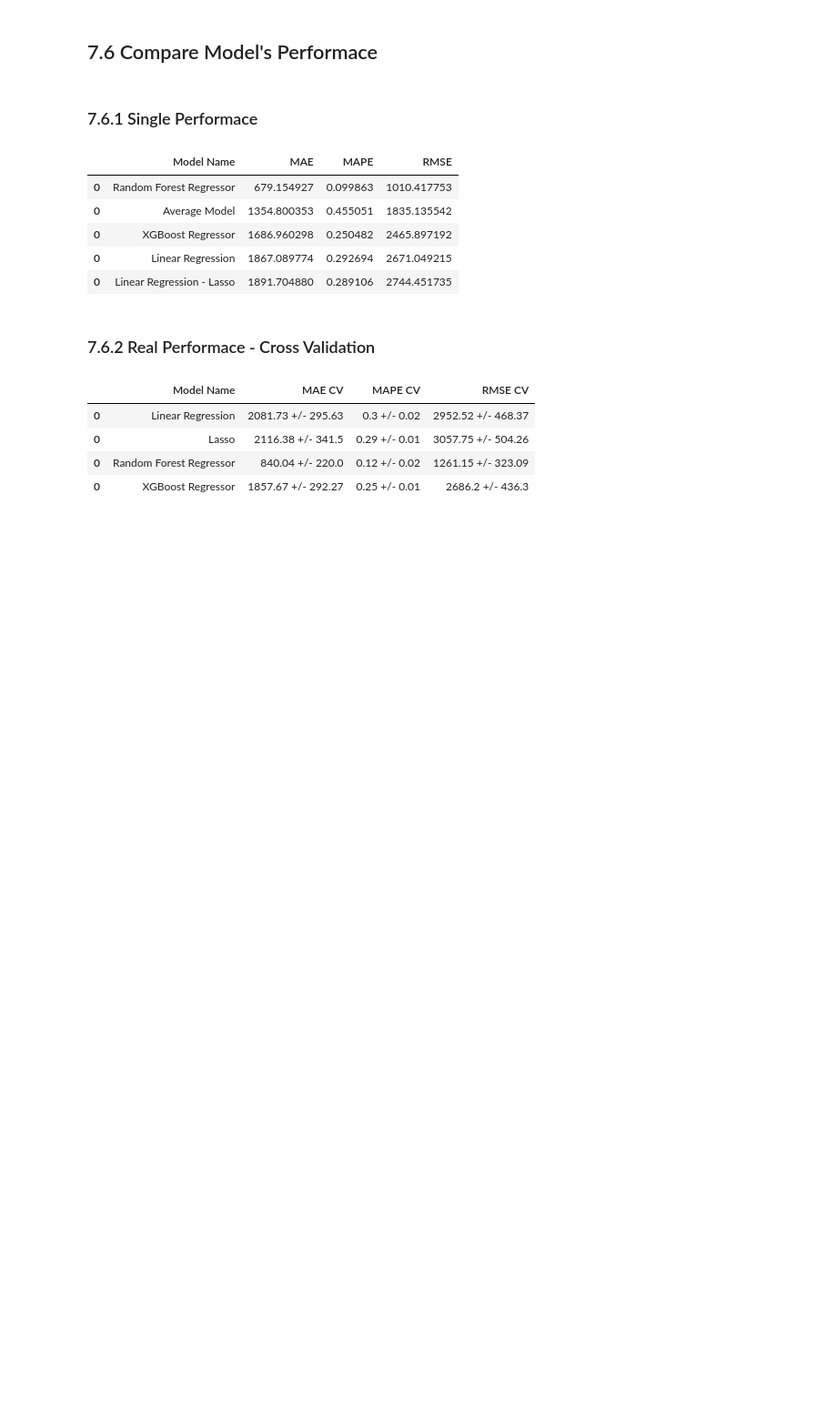
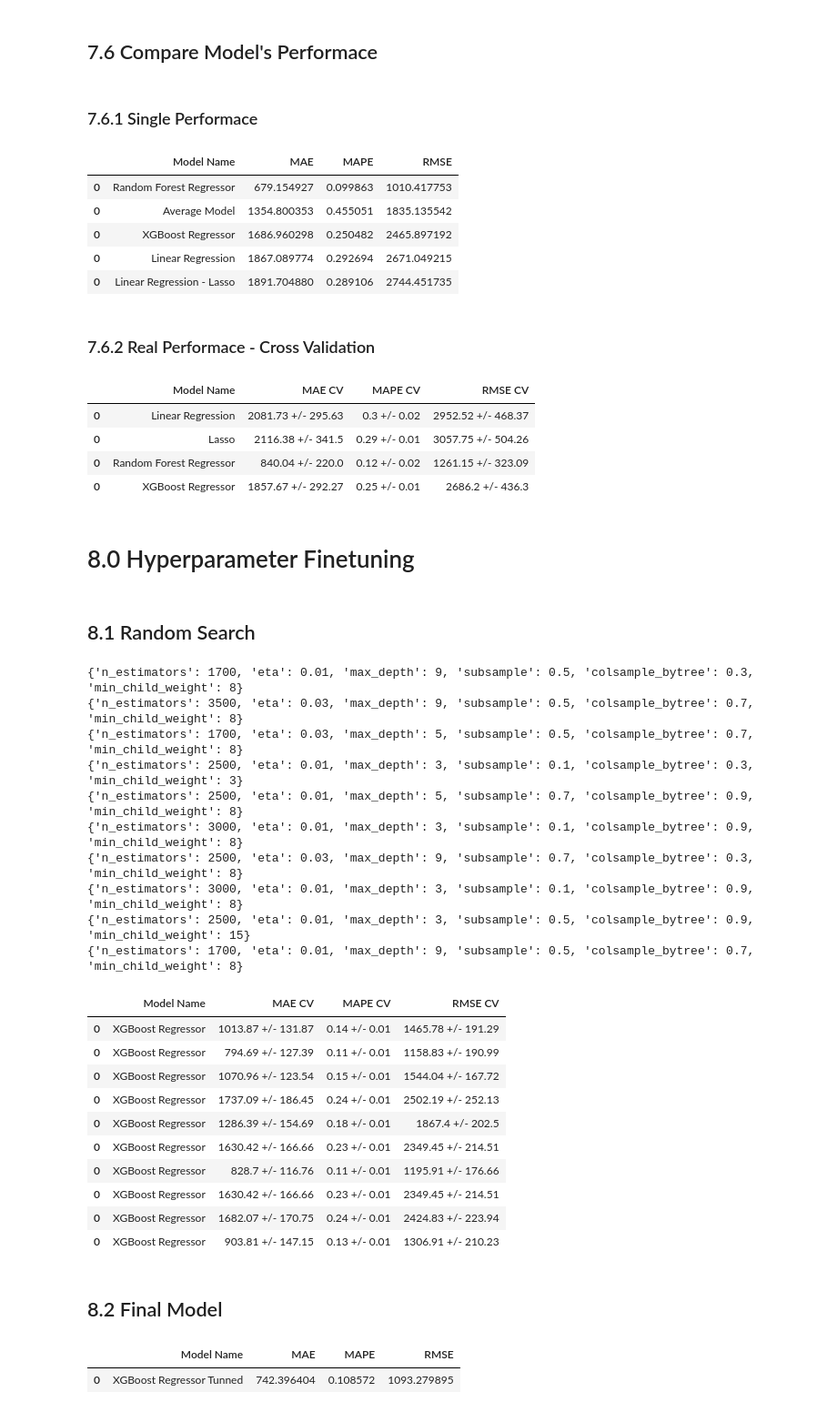
Before and after one commit to IanAndMendesDS/ds_producao, a Jupyter notebook: store_sale_prediction.ipynb, the cells around one changed output. Shown at 91% size. Saved outputs shown, nothing was run; the diff lists cells and outputs as text; code cells hidden in the pictures; blank space fills up the shorter version.

```diff
--- a/store_sale_prediction.ipynb
+++ b/store_sale_prediction.ipynb
@@ -1287,3 +1288,60 @@ modelling_result_cv
 | 0 | Lasso | 2116.38 +/- 341.5 | 0.29 +/- 0.01 | 3057.75 +/- 504.26 |
 | 0 | Random Forest Regressor | 840.04 +/- 220.0 | 0.12 +/- 0.02 | 1261.15 +/- 323.09 |
 | 0 | XGBoost Regressor | 1857.67 +/- 292.27 | 0.25 +/- 0.01 | 2686.2 +/- 436.3 |
+# %% [markdown]
+# 8.0 Hyperparameter Finetuning
+# %% [markdown]
+## 8.1 Random Search
+# %%
+param = {
+        'n_estimators': [1500, 1700, 2500, 3000, 3500],
+        'eta': [0.01, 0.03],
+        'max_depth': [3, 5, 9],
+        'subsample': [0.1, 0.5, 0.7],
+        'colsample_bytree': [0.3, 0.7, 0.9],
+        'min_child_weight': [3, 8 ,15]}
+
+MAX_EVAL = 10
+# %%
+final_result = pd.DataFrame()
+for i in range (MAX_EVAL):
+  # choose values for parameters randomly
+  hp = {k: random.sample (v, 1)[0] for k, v in param.items()}
+  print (hp)
+  # model
+  model_xgb = xgb.XGBRegressor( objective='reg:squarederror',
+                                n_estimators=hp['n_estimators'],
+                                eta=hp['eta'],
+                                max_depth=hp['max_depth'],
+                                subsample=hp['subsample'],
+                                colsample_bytree=hp['colsample_bytree'],
+                                min_child_weight=hp['min_child_weight']).fit( x_train, y_train )
+
+  # performance
+  result = cross_validation (x_training, 5, 'XGBoost Regressor', model_xgb, verbose=False)
+  final_result = pd.concat([final_result, result])
+final_result
+# %% [output]
+{'n_estimators': 1700, 'eta': 0.01, 'max_depth': 9, 'subsample': 0.5, 'colsample_bytree': 0.3, 'min_child_weight': 8}
+{'n_estimators': 3500, 'eta': 0.03, 'max_depth': 9, 'subsample': 0.5, 'colsample_bytree': 0.7, 'min_child_weight': 8}
+{'n_estimators': 1700, 'eta': 0.03, 'max_depth': 5, 'subsample': 0.5, 'colsample_bytree': 0.7, 'min_child_weight': 8}
+{'n_estimators': 2500, 'eta': 0.01, 'max_depth': 3, 'subsample': 0.1, 'colsample_bytree': 0.3, 'min_child_weight': 3}
+{'n_estimators': 2500, 'eta': 0.01, 'max_depth': 5, 'subsample': 0.7, 'colsample_bytree': 0.9, 'min_child_weight': 8}
+{'n_estimators': 3000, 'eta': 0.01, 'max_depth': 3, 'subsample': 0.1, 'colsample_bytree': 0.9, 'min_child_weight': 8}
+{'n_estimators': 2500, 'eta': 0.03, 'max_depth': 9, 'subsample': 0.7, 'colsample_bytree': 0.3, 'min_child_weight': 8}
+{'n_estimators': 3000, 'eta': 0.01, 'max_depth': 3, 'subsample': 0.1, 'colsample_bytree': 0.9, 'min_child_weight': 8}
+{'n_estimators': 2500, 'eta': 0.01, 'max_depth': 3, 'subsample': 0.5, 'colsample_bytree': 0.9, 'min_child_weight': 15}
+{'n_estimators': 1700, 'eta': 0.01, 'max_depth': 9, 'subsample': 0.5, 'colsample_bytree': 0.7, 'min_child_weight': 8}
+|  | Model Name | MAE CV | MAPE CV | RMSE CV |
+| 0 | XGBoost Regressor | 1013.87 +/- 131.87 | 0.14 +/- 0.01 | 1465.78 +/- 191.29 |
+| 0 | XGBoost Regressor | 794.69 +/- 127.39 | 0.11 +/- 0.01 | 1158.83 +/- 190.99 |
+| 0 | XGBoost Regressor | 1070.96 +/- 123.54 | 0.15 +/- 0.01 | 1544.04 +/- 167.72 |
+| 0 | XGBoost Regressor | 1737.09 +/- 186.45 | 0.24 +/- 0.01 | 2502.19 +/- 252.13 |
+| 0 | XGBoost Regressor | 1286.39 +/- 154.69 | 0.18 +/- 0.01 | 1867.4 +/- 202.5 |
+| 0 | XGBoost Regressor | 1630.42 +/- 166.66 | 0.23 +/- 0.01 | 2349.45 +/- 214.51 |
+| 0 | XGBoost Regressor | 828.7 +/- 116.76 | 0.11 +/- 0.01 | 1195.91 +/- 176.66 |
+| 0 | XGBoost Regressor | 1630.42 +/- 166.66 | 0.23 +/- 0.01 | 2349.45 +/- 214.51 |
+| 0 | XGBoost Regressor | 1682.07 +/- 170.75 | 0.24 +/- 0.01 | 2424.83 +/- 223.94 |
+| 0 | XGBoost Regressor | 903.81 +/- 147.15 | 0.13 +/- 0.01 | 1306.91 +/- 210.23 |
+# %% [markdown]
+## 8.2 Final Model
@@ -1289,0 +1356,20 @@ modelling_result_cv
+# %%
+# model
+model_xgb_tunned = xgb.XGBRegressor( objective='reg:squarederror',
+                              n_estimators=hp['n_estimators'],
+                              eta=hp['eta'],
+                              max_depth=hp['max_depth'],
+                              subsample=hp['subsample'],
+                              colsample_bytree=hp['colsample_bytree'],
+                              min_child_weight=hp['min_child_weight']).fit( x_train, y_train )
+
+# prediction
+yhat_xgb_tuned = model_xgb_tunned.predict( x_test )
+
+
+# performance
+xgb_result_tunned  = ml_error( 'XGBoost Regressor Tunned', np.expm1( y_test ), np.expm1(yhat_xgb_tuned ) )
+xgb_result_tunned
+# %% [output]
+|  | Model Name | MAE | MAPE | RMSE |
+| 0 | XGBoost Regressor Tunned | 742.396404 | 0.108572 | 1093.279895 |
```
Also changed, not shown: parts of 3 cells of this notebook.
